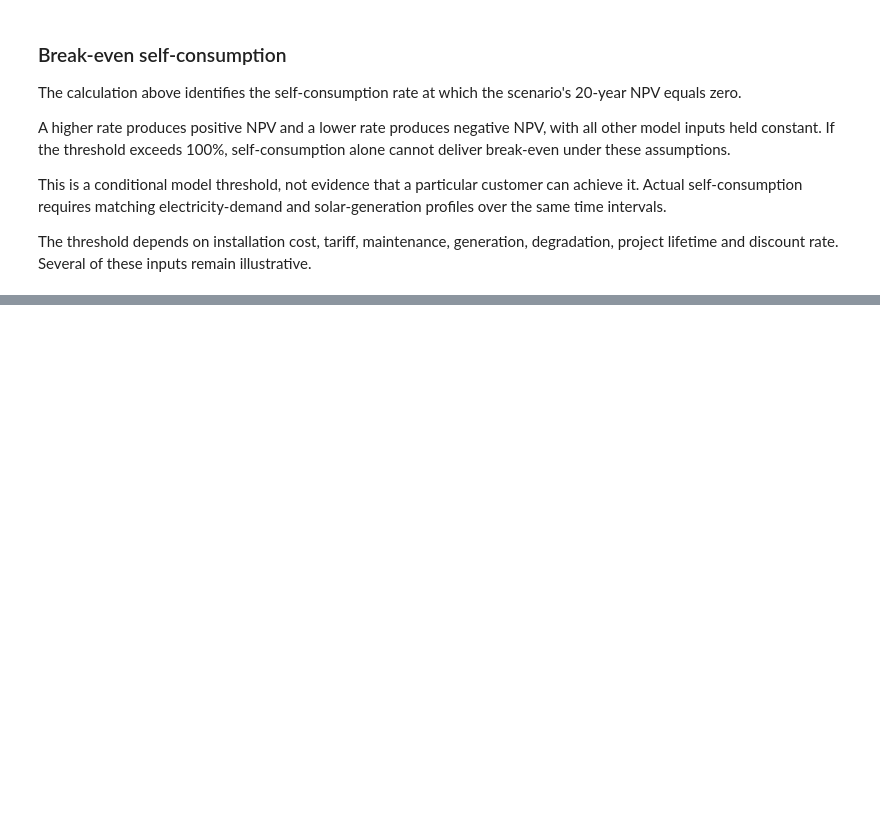
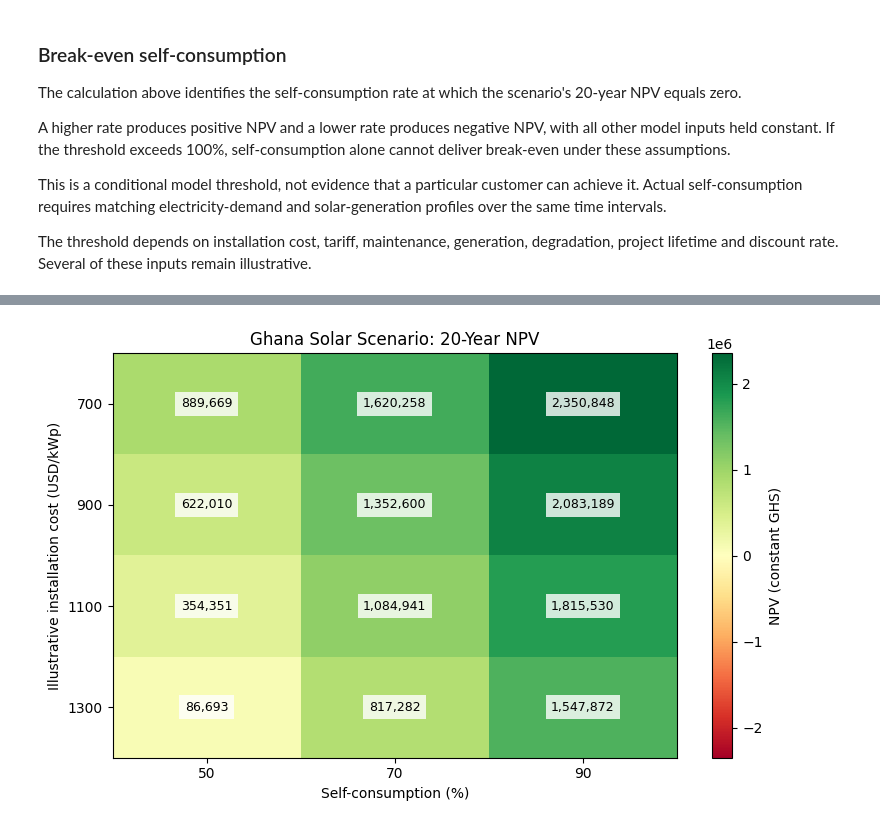
Before and after one commit to GHseyram/Ghana-energy-transition-investment-analytics, a Jupyter notebook: notebooks/05_ghana_solar_scenario.ipynb, the cells around one changed output, grey strips where cells are left out. Cells and saved outputs as stored; diff of their text form; code cells hidden in the pictures; blank space fills up the shorter version.

Commit message:
Add joint installation cost and self-consumption NPV sensitivity

```diff
--- a/notebooks/05_ghana_solar_scenario.ipynb
+++ b/notebooks/05_ghana_solar_scenario.ipynb
@@ -419,0 +466,44 @@ Several of these inputs remain illustrative.
+# %%
+import numpy as np
+from matplotlib.colors import TwoSlopeNorm
+
+values = npv_matrix.to_numpy()
+colour_limit = max(float(np.abs(values).max()), 1.0)
+
+fig, ax = plt.subplots(figsize=(8, 5))
+
+heatmap = ax.imshow(
+    values,
+    cmap="RdYlGn",
+    norm=TwoSlopeNorm(
+        vmin=-colour_limit,
+        vcenter=0,
+        vmax=colour_limit
+    ),
+    aspect="auto"
+)
+
+ax.set_xticks(range(len(npv_matrix.columns)))
+ax.set_xticklabels(npv_matrix.columns)
+ax.set_yticks(range(len(npv_matrix.index)))
+ax.set_yticklabels(npv_matrix.index)
+
+for row in range(values.shape[0]):
+    for col in range(values.shape[1]):
+        ax.text(
+            col, row,
+            f"{values[row, col]:,.0f}",
+            ha="center", va="center",
+            fontsize=9,
+            bbox=dict(facecolor="white", alpha=0.8, edgecolor="none")
+        )
+
+ax.set_xlabel("Self-consumption (%)")
+ax.set_ylabel("Illustrative installation cost (USD/kWp)")
+ax.set_title("Ghana Solar Scenario: 20-Year NPV")
+fig.colorbar(heatmap, ax=ax, label="NPV (constant GHS)")
+
+plt.tight_layout()
+plt.show()
+# %% [output]
+[figure, added]
```
Also changed, not shown: parts of 2 cells of this notebook.
